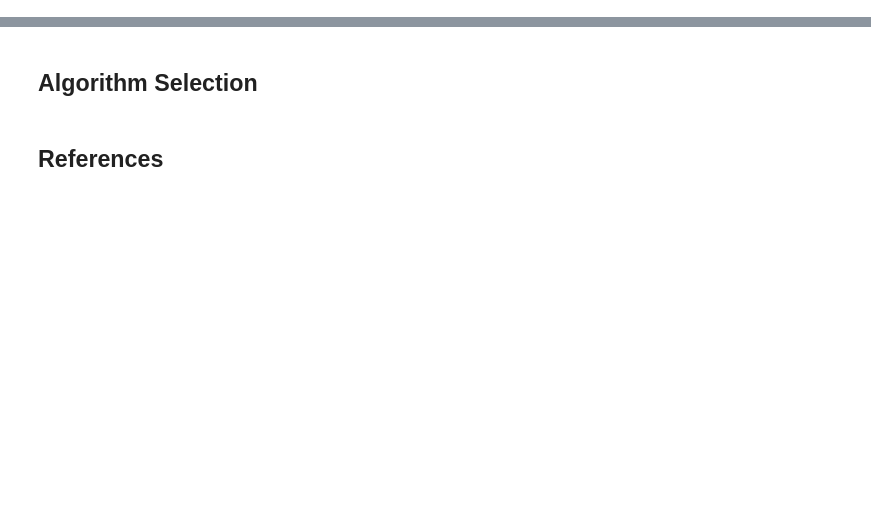
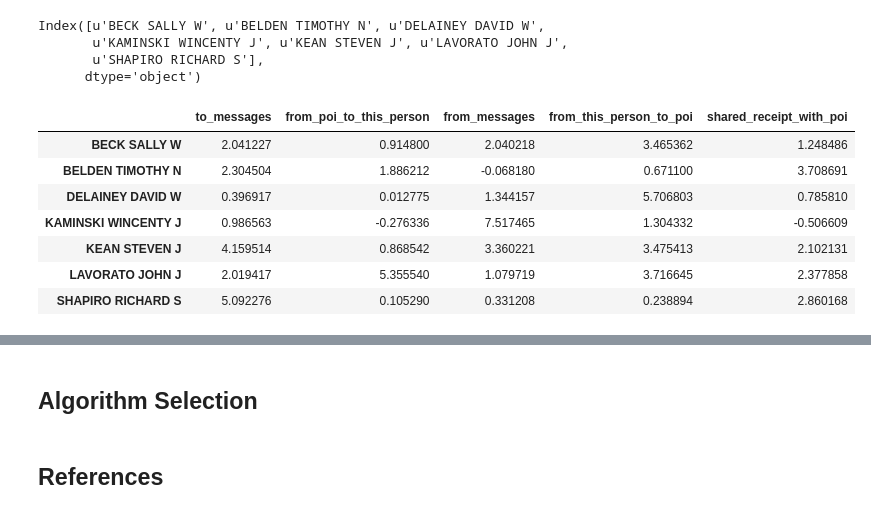
Before and after one commit to shawnemhe/udacity-data-analyst, a Jupyter notebook: p5/Identifying_Fraud_from_Enron_Data.ipynb, the cells around one changed output, grey strips where cells are left out. Drawn from its saved outputs; the diff is of its cells as text; code cells hidden in the pictures; blank space fills up the shorter version.

```diff
--- a/p5/Identifying_Fraud_from_Enron_Data.ipynb
+++ b/p5/Identifying_Fraud_from_Enron_Data.ipynb
@@ -20,0 +12,16 @@ with open('final_project_dataset.pkl', 'r') as data_file:
+# %%
+import pickle
+import pandas as pd
+import numpy as np
+import matplotlib.pyplot as plt
+
+%matplotlib inline
+
+# Open the dataset for exploration
+with open('final_project_dataset.pkl', 'r') as data_file:
+    udacity_data_dict = pickle.load(data_file)
+
+# Load the into a DataFrame, transposed so that columns are the features
+udacity_data = pd.DataFrame(udacity_data_dict).T
+
+udacity_data.shape
@@ -20,0 +188,17 @@ with open('final_project_dataset.pkl', 'r') as data_file:
+# %%
+email_outliers = return_outliers(email_data[numeric_email_features])
+print email_outliers
+email_data[numeric_email_features].apply(zscore).loc[email_outliers]
+# %% [output]
+Index([u'BECK SALLY W', u'BELDEN TIMOTHY N', u'DELAINEY DAVID W',
+       u'KAMINSKI WINCENTY J', u'KEAN STEVEN J', u'LAVORATO JOHN J',
+       u'SHAPIRO RICHARD S'],
+      dtype='object')
+|  | to_messages | from_poi_to_this_person | from_messages | from_this_person_to_poi | shared_receipt_with_poi |
+| BECK SALLY W | 2.041227 | 0.914800 | 2.040218 | 3.465362 | 1.248486 |
+| BELDEN TIMOTHY N | 2.304504 | 1.886212 | -0.068180 | 0.671100 | 3.708691 |
+| DELAINEY DAVID W | 0.396917 | 0.012775 | 1.344157 | 5.706803 | 0.785810 |
+| KAMINSKI WINCENTY J | 0.986563 | -0.276336 | 7.517465 | 1.304332 | -0.506609 |
+| KEAN STEVEN J | 4.159514 | 0.868542 | 3.360221 | 3.475413 | 2.102131 |
+| LAVORATO JOHN J | 2.019417 | 5.355540 | 1.079719 | 3.716645 | 2.377858 |
+| SHAPIRO RICHARD S | 5.092276 | 0.105290 | 0.331208 | 0.238894 | 2.860168 |
```
Also changed, not shown: parts of 43 cells of this notebook, 1 other file.
